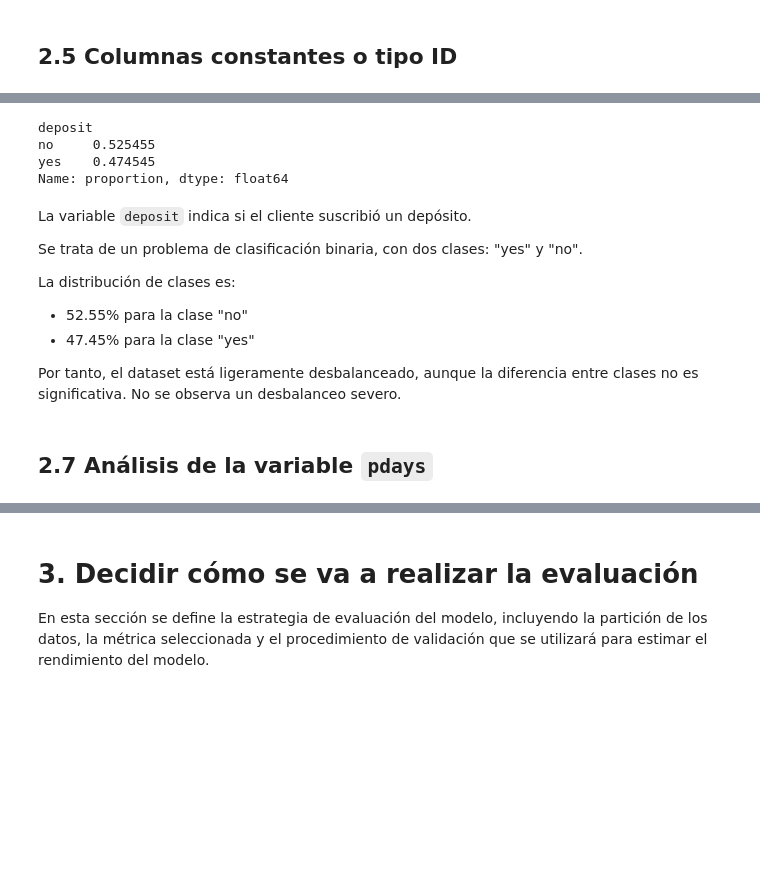
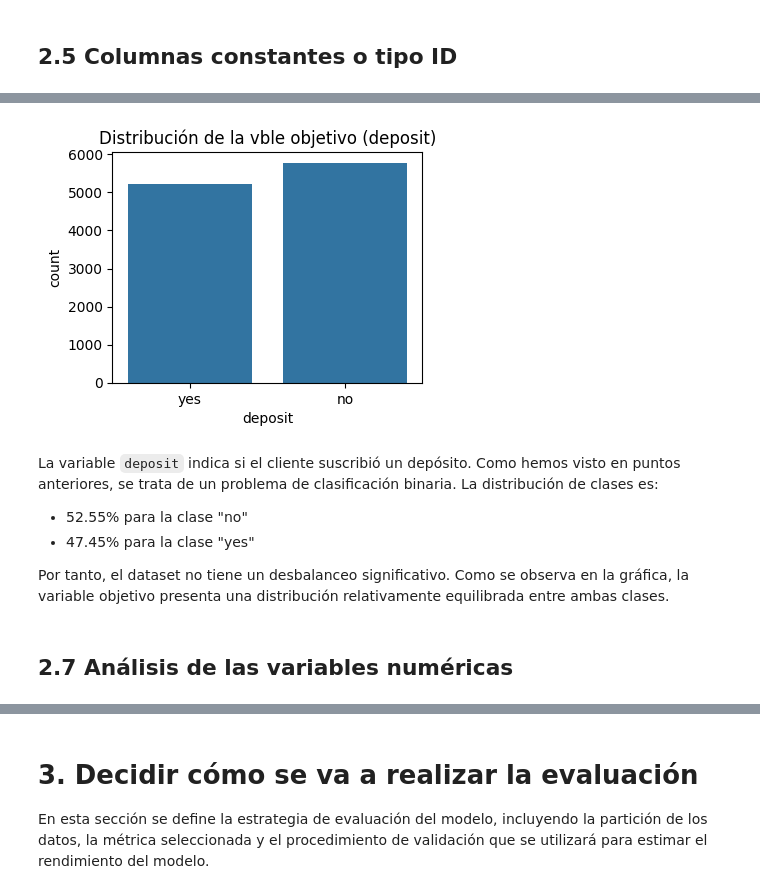
Before and after one commit to 100495785/Grupo17_Practica1, a Jupyter notebook: EDA_Practica1.ipynb, the cells around one changed output, grey strips where cells are left out. Saved outputs shown, nothing was run; the diff lists cells and outputs as text; code cells hidden in the pictures; blank space fills up the shorter version.

```diff
--- a/EDA_Practica1.ipynb
+++ b/EDA_Practica1.ipynb
@@ -161,20 +181,17 @@ Name: count, dtype: int64
 # %%
-df['deposit'].value_counts(normalize=True)
+plt.figure(figsize=(4,3))
+sns.countplot(x="deposit", data=df)
+plt.title("Distribución de la vble objetivo (deposit)")
+plt.show()
 # %% [output]
-deposit
-no     0.525455
-yes    0.474545
-Name: proportion, dtype: float64
+[figure, added]
 # %% [markdown]
-La variable `deposit` indica si el cliente suscribió un depósito.
-
-Se trata de un problema de clasificación binaria, con dos clases: "yes" y "no".
-
+La variable `deposit` indica si el cliente suscribió un depósito. Como hemos visto en puntos anteriores, se trata de un problema de clasificación binaria.
 La distribución de clases es:
 
 - 52.55% para la clase "no"
 - 47.45% para la clase "yes"
 
-Por tanto, el dataset está ligeramente desbalanceado, aunque la diferencia entre clases no es significativa. No se observa un desbalanceo severo.
+Por tanto, el dataset no tiene un desbalanceo significativo. Como se observa en la gráfica, la variable objetivo presenta una distribución relativamente equilibrada entre ambas clases.
 # %% [markdown]
-## 2.7 Análisis de la variable `pdays`
+## 2.7 Análisis de las variables numéricas
```
Also changed, not shown: parts of 15 cells of this notebook.
